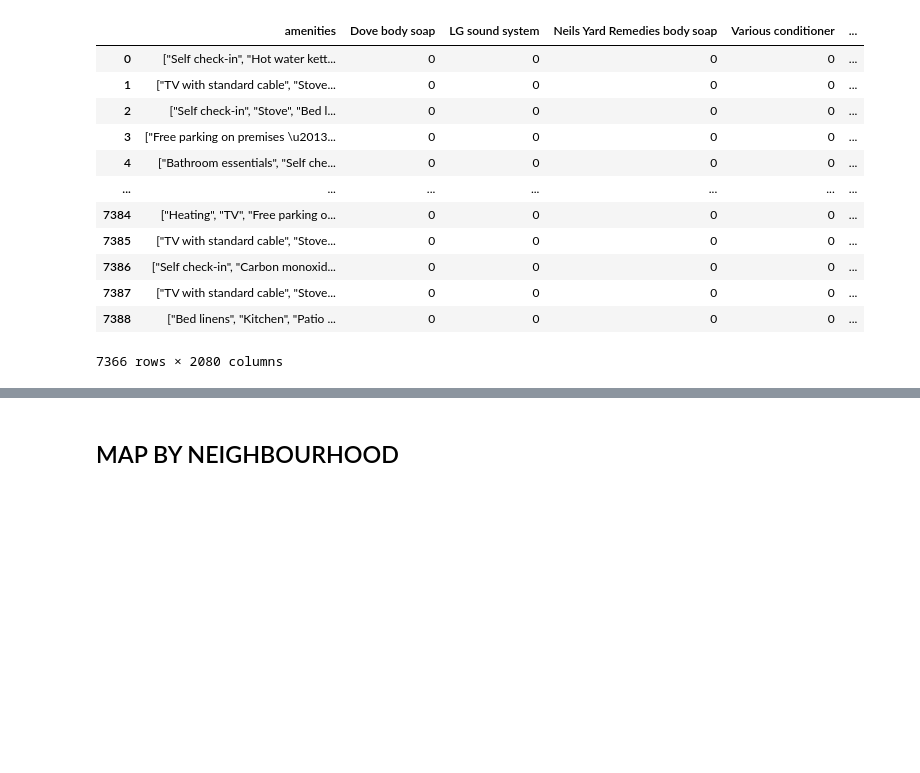
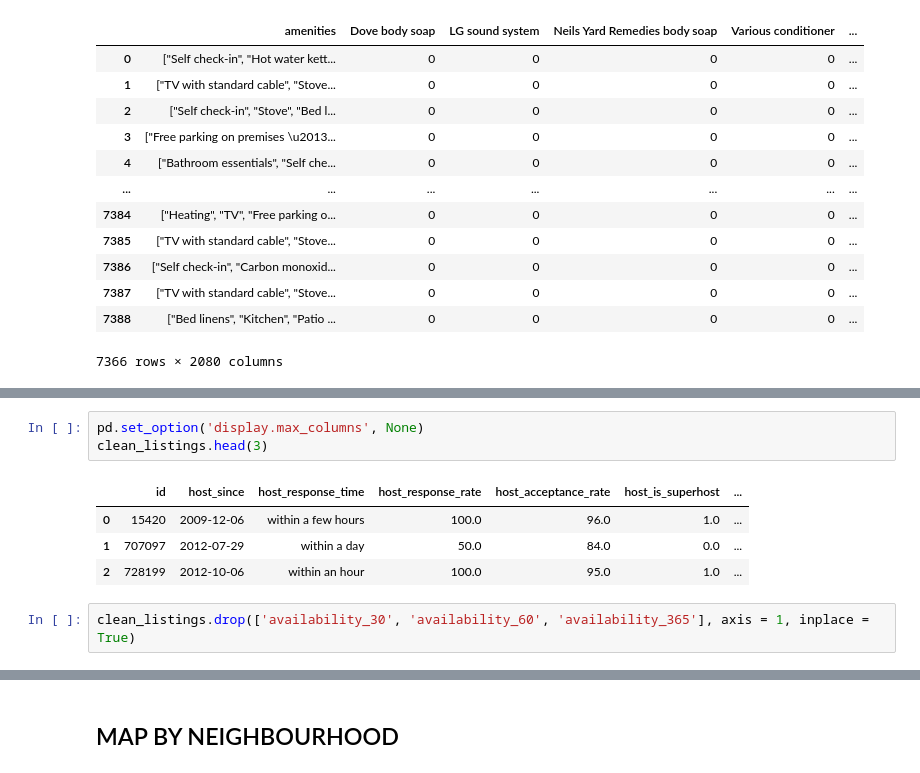
Before and after one commit to Anant-K-Gupta/AirBnbProject, a Jupyter notebook: airbnb.ipynb, the cells around one changed output, grey strips where cells are left out. Drawn from its saved outputs; the diff is of its cells as text; blank space fills up the shorter version.

```diff
--- a/airbnb.ipynb
+++ b/airbnb.ipynb
@@ -350,0 +327,10 @@ clean_listings.head(10)
+# %%
+pd.set_option('display.max_columns', None)
+clean_listings.head(3)
+# %% [output]
+|  | id | host_since | host_response_time | host_response_rate | host_acceptance_rate | host_is_superhost | ... |
+| 0 | 15420 | 2009-12-06 | within a few hours | 100.0 | 96.0 | 1.0 | ... |
+| 1 | 707097 | 2012-07-29 | within a day | 50.0 | 84.0 | 0.0 | ... |
+| 2 | 728199 | 2012-10-06 | within an hour | 100.0 | 95.0 | 1.0 | ... |
+# %%
+clean_listings.drop(['availability_30', 'availability_60', 'availability_365'], axis = 1, inplace = True)
```
Also changed, not shown: parts of 26 cells of this notebook, 3 other files.
